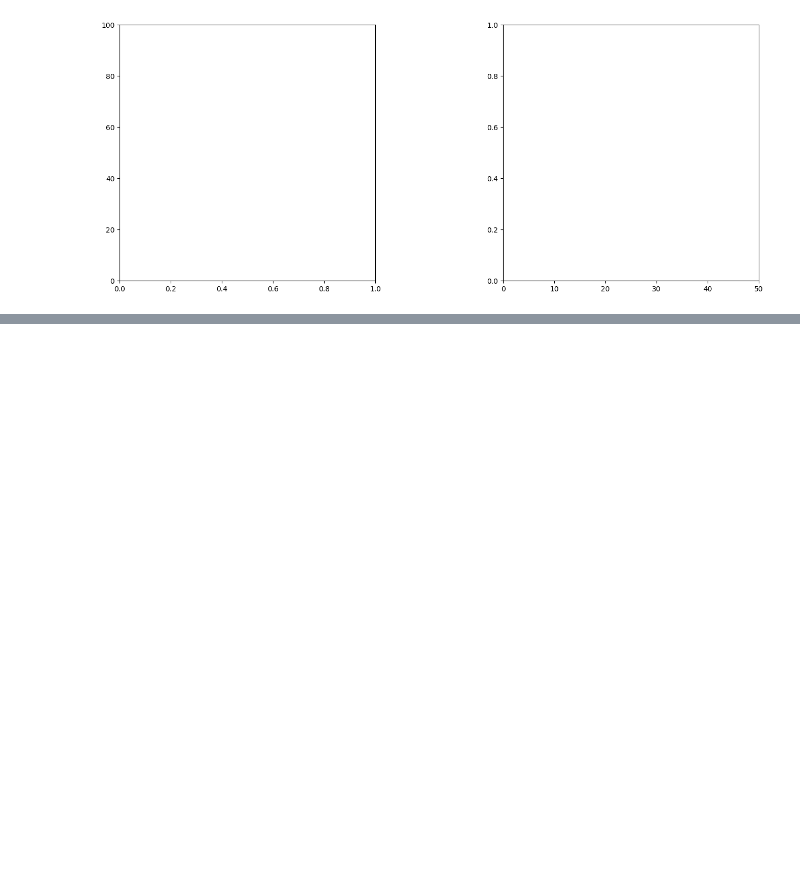
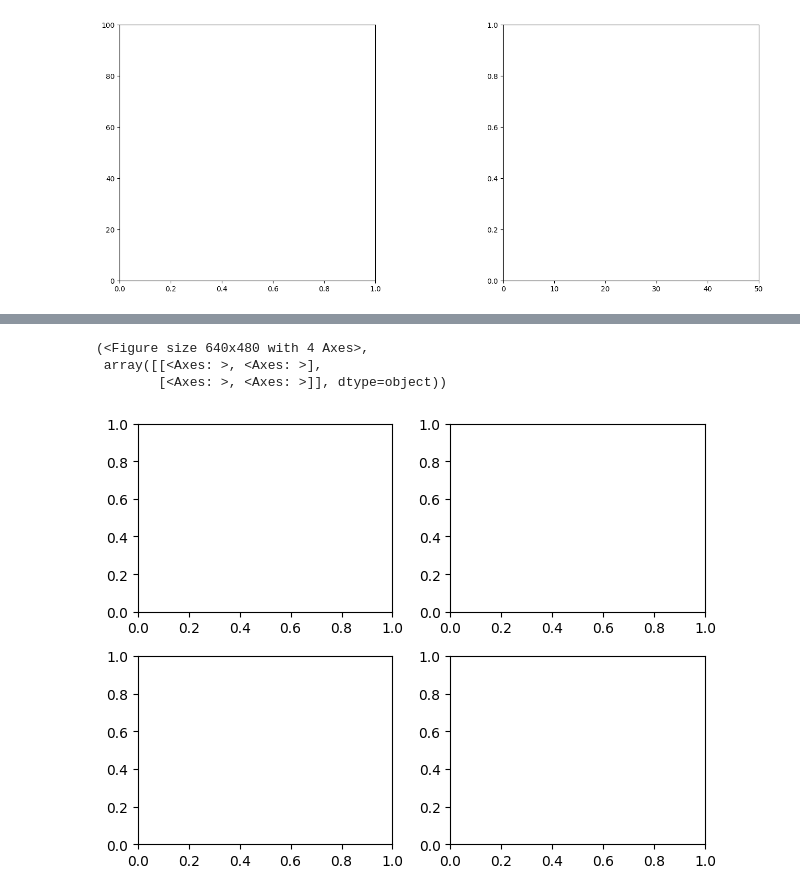
Before and after one commit to KeerthanaSistla/Python-for-Data-Analysis-Visualization, a Jupyter notebook: Matplotlib.ipynb, the cells around one changed output, grey strips where cells are left out. Saved outputs shown, nothing was run; the diff lists cells and outputs as text; code cells hidden in the pictures; blank space fills up the shorter version.

```diff
--- a/Matplotlib.ipynb
+++ b/Matplotlib.ipynb
@@ -151,0 +130,7 @@ Text(0, 0.5, 'Y')
+# %%
+plt.subplots(2,2, tight_layout=True)
+# %% [output]
+(<Figure size 640x480 with 4 Axes>,
+ array([[<Axes: >, <Axes: >],
+        [<Axes: >, <Axes: >]], dtype=object))
+[figure, added]
```
Also changed, not shown: parts of 28 cells of this notebook.
